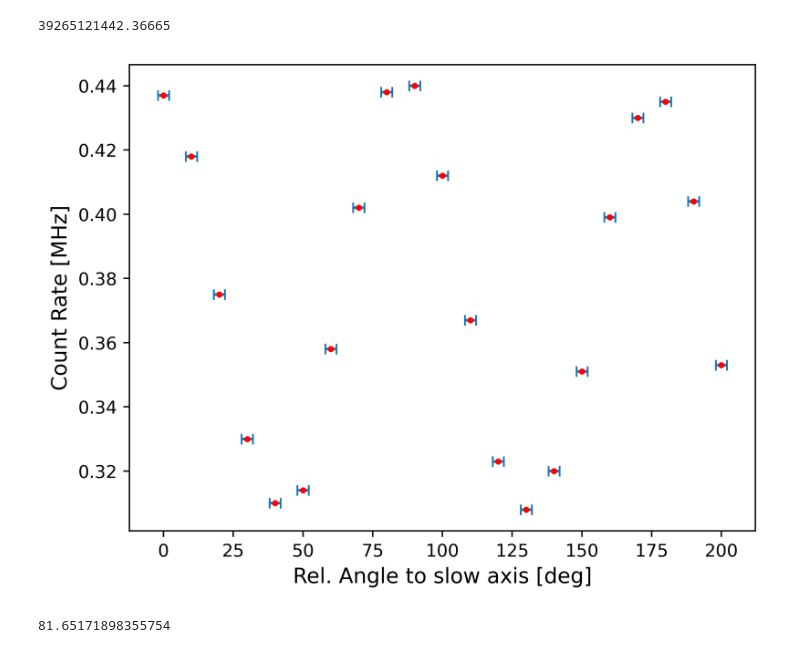
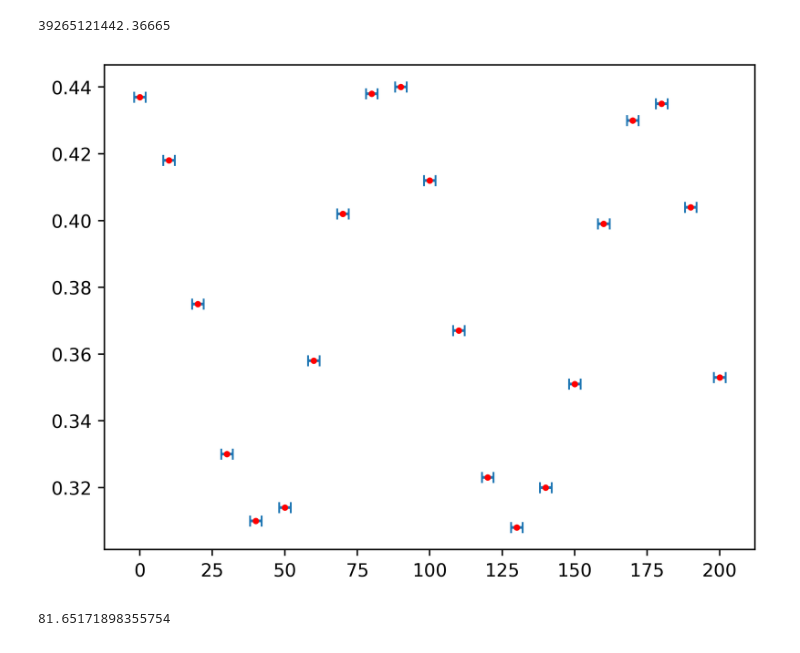
Before and after one commit to MXM1796/Bachelor_thesis_24, a Jupyter notebook: Porgramming/efficiency_evaluation.ipynb, the cells around one changed output. Drawn from its saved outputs; the diff is of its cells as text; code cells hidden in the pictures.

```diff
--- a/Porgramming/efficiency_evaluation.ipynb
+++ b/Porgramming/efficiency_evaluation.ipynb
@@ -44,21 +45,21 @@ channel = 1
 # %%
 angle_arr = [x for x in range(0,210,10)]
 Count_measurements = [0.437,0.418,0.375,0.33,0.31,0.314,0.358,0.402,0.438,0.44,0.412,0.367,0.323,0.308,0.32,0.351,0.399,0.43,0.435,0.404,0.353]
 
 plt.scatter(angle_arr, Count_measurements, marker=".", s=25, color="r", zorder=5)
 plt.errorbar(angle_arr, Count_measurements, xerr=[2], yerr=[0.000005], fmt=".", markersize=1, capsize=3)
 
 information = f" P_i: {round(beam_pow*10**-OD_value,14)} W | # Input Rate {round(photons_per_second(beam_pow,OD_value)*10**(-6),4)} MHz"
 
 legendtitle = ""
 title = f'Count Rate - Angle dependency - Channel {channel}'
 ylabel = 'Count Rate [MHz]'
 xlabel = f'Rel. Angle to slow axis [deg]'
 save_name = "HQO_2024011_countrate_angle_thesis"
 
-plott_settings_default("",xlabel, ylabel, name_for_saving=save_name)
+# plott_settings_default("",xlabel, ylabel, name_for_saving=save_name)
 # %% [output]
-[figure, old version]
+[figure, new version]
 # %%
 angle_arr = [x for x in range(0,210,10)]
 sde_angle = np.array(Count_measurements)/round(photons_per_second(beam_pow,OD_value)*10**(-6),4) * 100
```
Also changed, not shown: parts of 8 cells of this notebook, 18 other files.
